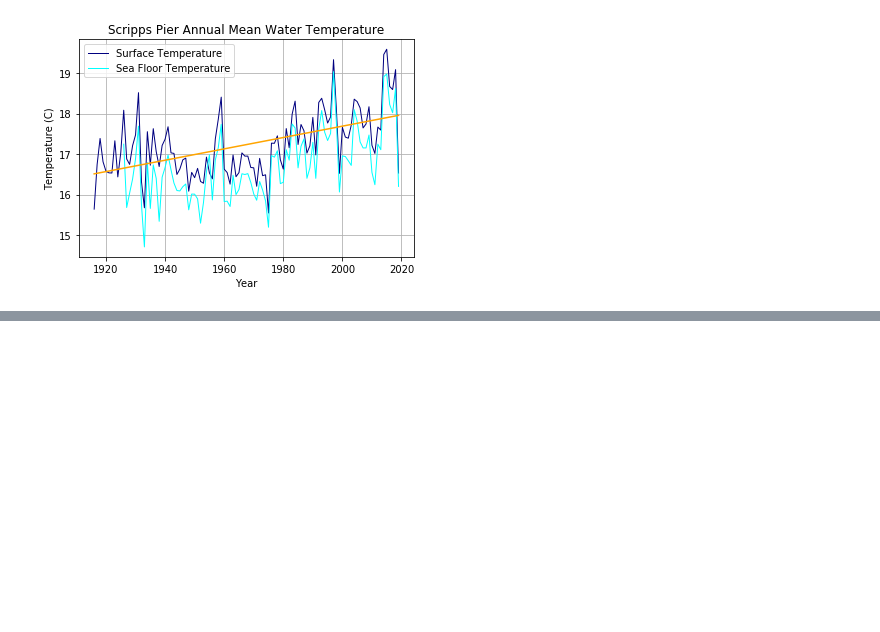
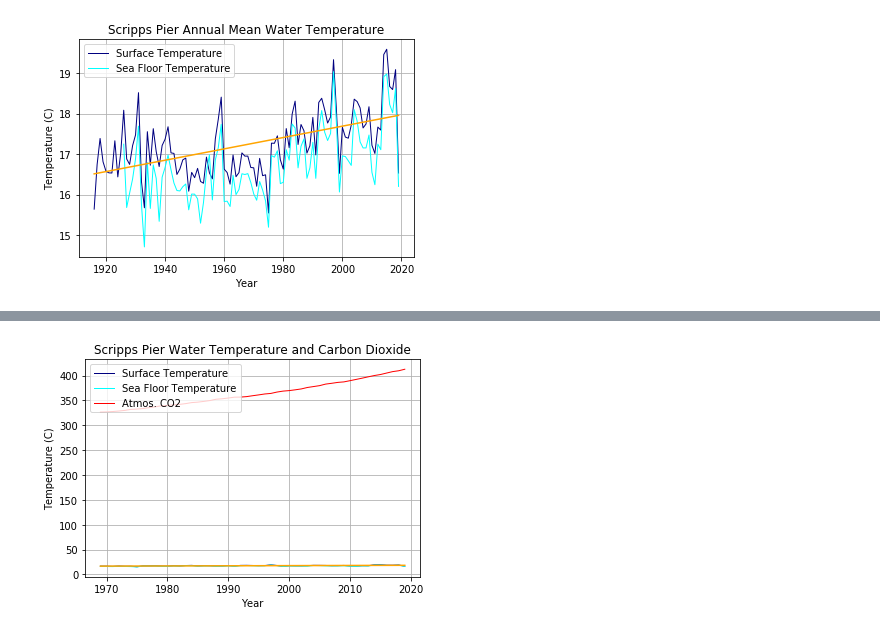
Before and after one commit to giantmagellan/sandiego-climate-analysis, a Jupyter notebook: climate_a.ipynb, the cells around one changed output, grey strips where cells are left out. Cells and saved outputs as stored; diff of their text form; code cells hidden in the pictures; blank space fills up the shorter version.

Commit message:
climate

```diff
--- a/climate_a.ipynb
+++ b/climate_a.ipynb
@@ -133,11 +133,11 @@ plt.show()
 # %%
 # Importing CO2 data
 
-CO2_PATH = os.path.join("c:/Users/User/Desktop/Data_Viz_Repo/Climate-Project-Repo/water_surface_temp.csv")
+CO2_PATH = os.path.join("c:/Users/User/Desktop/Data_Viz_Repo/Climate-Project-Repo/cleansamples_a.csv")
 
 def load_carbondioxide_data(co2_path=CO2_PATH):
     carbon_path = os.path.join(co2_path)
     return pd.read_csv(carbon_path)
 
 carbon_pd = load_carbondioxide_data()
-carbon_pd.head()
+carbon_pd.tail()
@@ -143,0 +151,3 @@ carbon_pd.head()
+# %%
+carbon_group = carbon_pd.groupby('Yr').mean().reset_index()
+carbon_group.head()
@@ -143,0 +173,4 @@ carbon_pd.head()
+# %%
+# Starting temperature data at 1969 to match CO2 data
+temp_1969 = surf_temp_df[surf_temp_df["Year"] >= 1969].reset_index()
+temp_1969.head()
@@ -143,0 +194,34 @@ carbon_pd.head()
+# %%
+# Line graph of the mean Surface and Bottom Temperature over time
+x_axis = temp_1969['Year']
+
+surface_y = temp_1969['Surface Temperature']
+bottom_y = temp_1969['Sea Floor Temperature']
+co2_y = carbon_group['CO2 filled [ppm]']
+
+surf_temp, = plt.plot(x_axis, surface_y, linewidth=1, color='Navy',
+                      label="Surface Temperature")
+
+bottom_temp, = plt.plot(x_axis, bottom_y, linewidth=1, color='cyan',
+                        label="Sea Floor Temperature")
+
+atm_co2, = plt.plot(x_axis, co2_y, linewidth=1, color='red',
+                    label='Atmos. CO2')
+
+# adds a legend and sets location on upper righthand corner
+plt.legend(loc = "upper left")
+plt.title("Scripps Pier Water Temperature and Carbon Dioxide")
+plt.xlabel("Year")
+plt.ylabel("Temperature (C)")
+
+# adding trendline
+z = np.polyfit(x_axis, surface_y, 1)
+p = np.poly1d(z)
+plt.plot(x_axis,p(x_axis),"orange")
+plt.grid()
+
+# saves an image of the above chart to view in Class Data folder
+plt.savefig("c:/Users/User/Desktop/Data_Viz_Repo/Climate-Project-Repo/temp_co2.png")
+plt.show()
+# %% [output]
+[figure, added]
```
Also changed, not shown: parts of 6 cells of this notebook, 2 other files.
